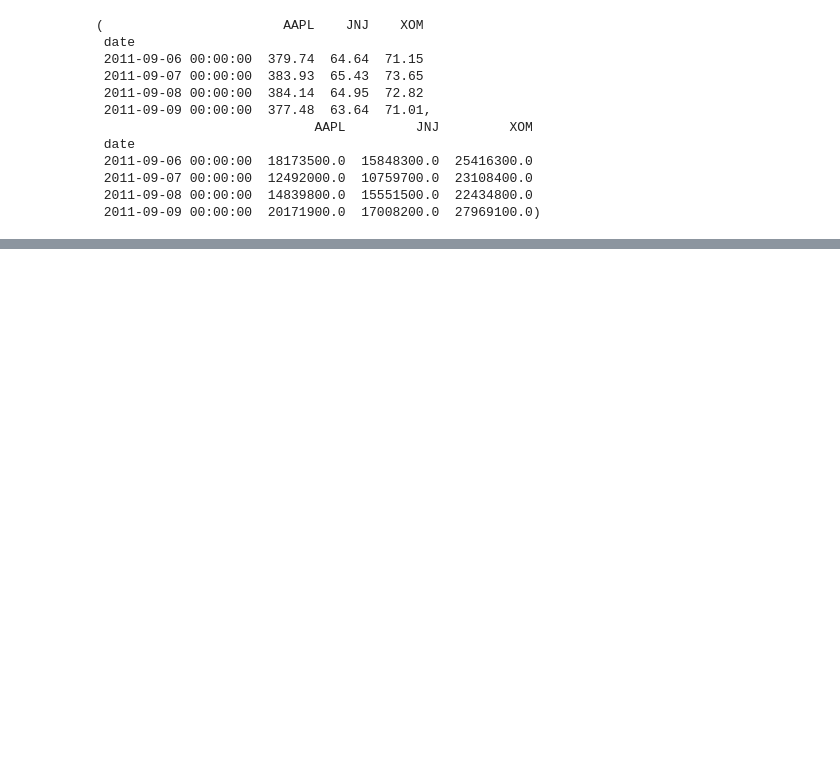
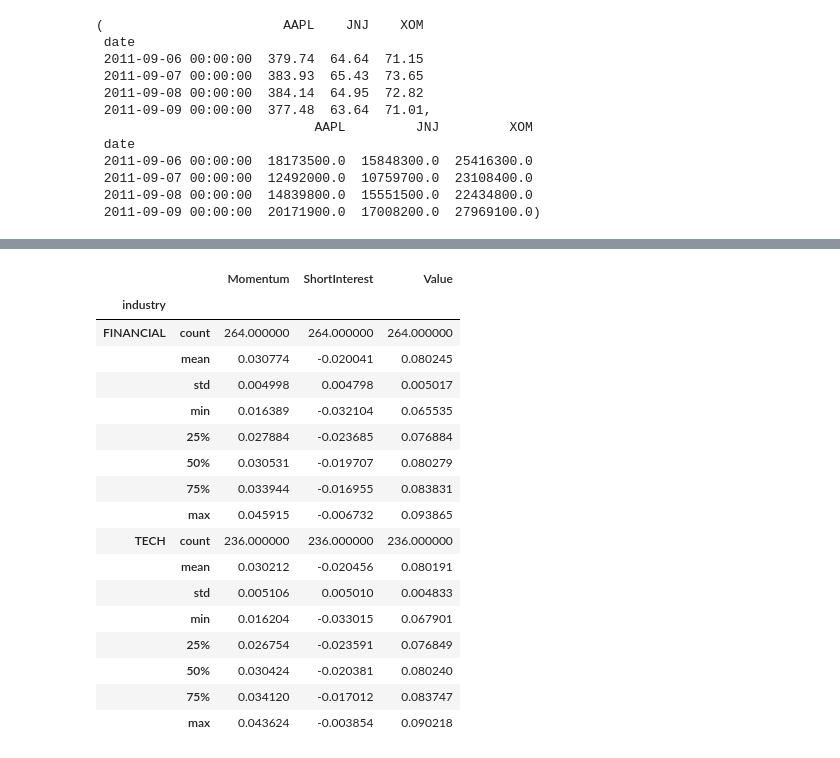
Before and after one commit to luxor42/python-learning, a Jupyter notebook: PythonForDataAnalysis/Python for Data Analysis - Chapter 11 - Financial and Economic Data Applications.ipynb, the cells around one changed output, grey strips where cells are left out. Cells and saved outputs as stored; diff of their text form; code cells hidden in the pictures; blank space fills up the shorter version.

```diff
--- a/PythonForDataAnalysis/Python for Data Analysis - Chapter 11 - Financial and Economic Data Applications.ipynb
+++ b/PythonForDataAnalysis/Python for Data Analysis - Chapter 11 - Financial and Economic Data Applications.ipynb
@@ -58,0 +508,14 @@ prices.align(volume, join = 'inner')
+# %%
+import random; random.seed(0)
+import string
+N = 1000
+def rands(n):
+    choices = string.ascii_uppercase # Get the ASCII Uppercase letters
+    return ''.join([random.choice(choices) for _ in xrange(n)]) # Joins ASCII Uppdercase n number of times.
+
+# This means "do the thing 5 times". xrange is used because it's just-in-time memory usage
+# [rands(5) for _ in xrange(5)]
+
+# Generates 1000 5-digit choices
+tickers = [rands(5) for _ in range(N)]
+tickers[:5]
@@ -58,0 +524,12 @@ prices.align(volume, join = 'inner')
+# %%
+# Create a dataframe of three random, hypothetical portfolios for 500 of the tickers
+# Create a dataframe of random industry classifications for the tickers
+M = 500
+df = pd.DataFrame({'Momentum': np.random.randn(M) / 200 + 0.03,
+                   'Value': np.random.randn(M) / 200 + 0.08,
+                   'ShortInterest': np.random.randn(M) / 200 - 0.02},
+                 index = tickers[:M])
+ind_names = np.array(['FINANCIAL', 'TECH'])
+sampler = np.random.randint(0, len(ind_names), N) # Decide if each place is a 1 or a 0
+industries = pd.Series(ind_names[sampler], index=tickers, name='industry')
+industries
@@ -58,0 +554,24 @@ prices.align(volume, join = 'inner')
+# %%
+# Aggregate the portfolios dataframe over the values in the industries dataframe
+by_industry = df.groupby(industries) # Split
+#  by_industry.mean() # Apply, Combine
+by_industry.describe() # Apply, Combine
+# %% [output]
+|  |  | Momentum | ShortInterest | Value |
+| industry |  |  |  |  |
+| FINANCIAL | count | 264.000000 | 264.000000 | 264.000000 |
+|  | mean | 0.030774 | -0.020041 | 0.080245 |
+|  | std | 0.004998 | 0.004798 | 0.005017 |
+|  | min | 0.016389 | -0.032104 | 0.065535 |
+|  | 25% | 0.027884 | -0.023685 | 0.076884 |
+|  | 50% | 0.030531 | -0.019707 | 0.080279 |
+|  | 75% | 0.033944 | -0.016955 | 0.083831 |
+|  | max | 0.045915 | -0.006732 | 0.093865 |
+| TECH | count | 236.000000 | 236.000000 | 236.000000 |
+|  | mean | 0.030212 | -0.020456 | 0.080191 |
+|  | std | 0.005106 | 0.005010 | 0.004833 |
+|  | min | 0.016204 | -0.033015 | 0.067901 |
+|  | 25% | 0.026754 | -0.023591 | 0.076849 |
+|  | 50% | 0.030424 | -0.020381 | 0.080240 |
+|  | 75% | 0.034120 | -0.017012 | 0.083747 |
+|  | max | 0.043624 | -0.003854 | 0.090218 |
```
Also changed, not shown: parts of 51 cells of this notebook.
